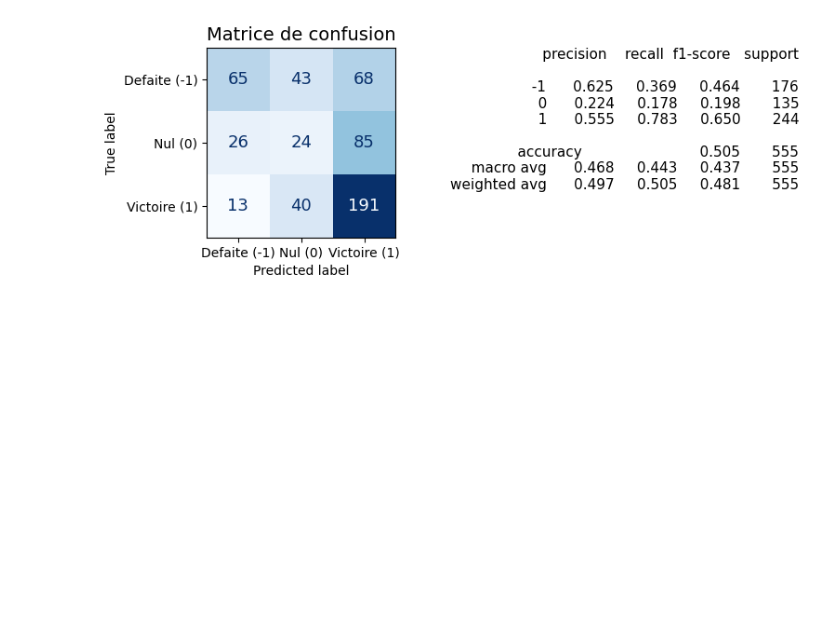
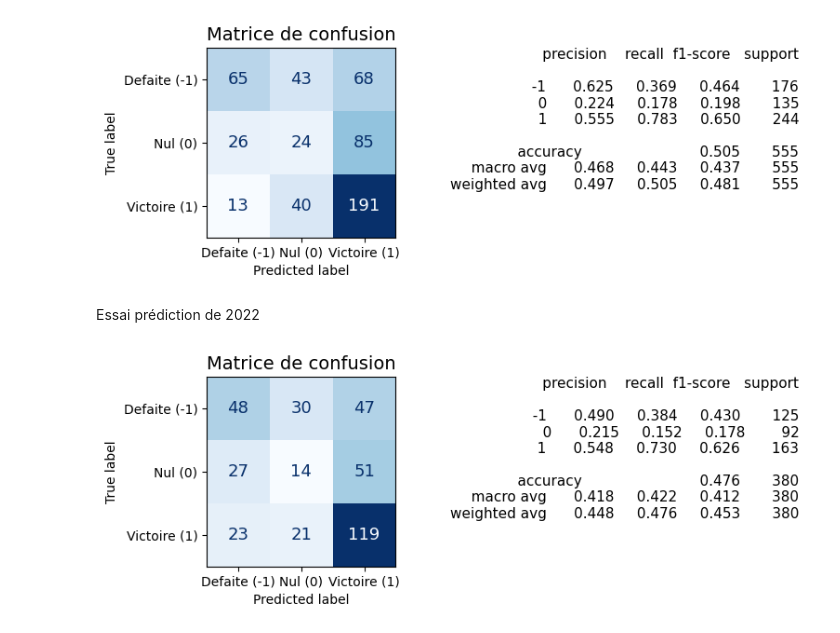
Before and after one commit to AntoninChevalier/Winunmax, a Jupyter notebook: notebooks/entrainement exploration.ipynb, the cells around one changed output. Saved outputs shown, nothing was run; the diff lists cells and outputs as text; code cells hidden in the pictures; blank space fills up the shorter version.

Commit message:
ajout tentative prédiction 2022

```diff
--- a/notebooks/entrainement exploration.ipynb
+++ b/notebooks/entrainement exploration.ipynb
@@ -457,3 +457,23 @@ y_pred_rf = np.where(y_pred_forest < -0.1, -1, np.where(y_pred_forest > 0.1, 1,
 modele.affichage_complet_score(Y_validation_sans_2012, y_pred_rf)
 # %% [output]
 [figure]
+# %% [markdown]
+Essai prédiction de 2022
+# %%
+df_2013_2022 = pd.read_csv("../data/preparee/dataframe_traite_sans_2012.csv")
+
+df_temp_1 = df_2013_2022[df_2013_2022["season"]!=2022]
+df_temp_2 = df_2013_2022[df_2013_2022["season"]==2022]
+X_2013_2021 = df_temp_1.drop(columns=["game_id","home_club_name","away_club_name","date","season","home_club_id","away_club_id","results","difference classement","home_club_position","away_club_position"])
+X_2022 = df_temp_2.drop(columns=["game_id","home_club_name","away_club_name","date","season","home_club_id","away_club_id","results","difference classement","home_club_position","away_club_position"])
+Y_2013_2021 = df_temp_1["results"]
+Y_2022 = df_temp_2["results"]
+# %%
+from xgboost import XGBClassifier
+classifier = XGBClassifier(n_estimators=500, max_depth=3,booster="gbtree",subsample=0.2,colsample_bytree=0.2,reg_alpha=0.1, learning_rate=0.1,objective='multi:softmax', random_state=42,min_child_weight=5)
+classifier.fit(X_2013_2021, Y_2013_2021+1)
+y_pred_xgboost = classifier.predict(X_2022)
+
+modele.affichage_complet_score(Y_2022,y_pred_xgboost-1)
+# %% [output]
+[figure, added]
```
